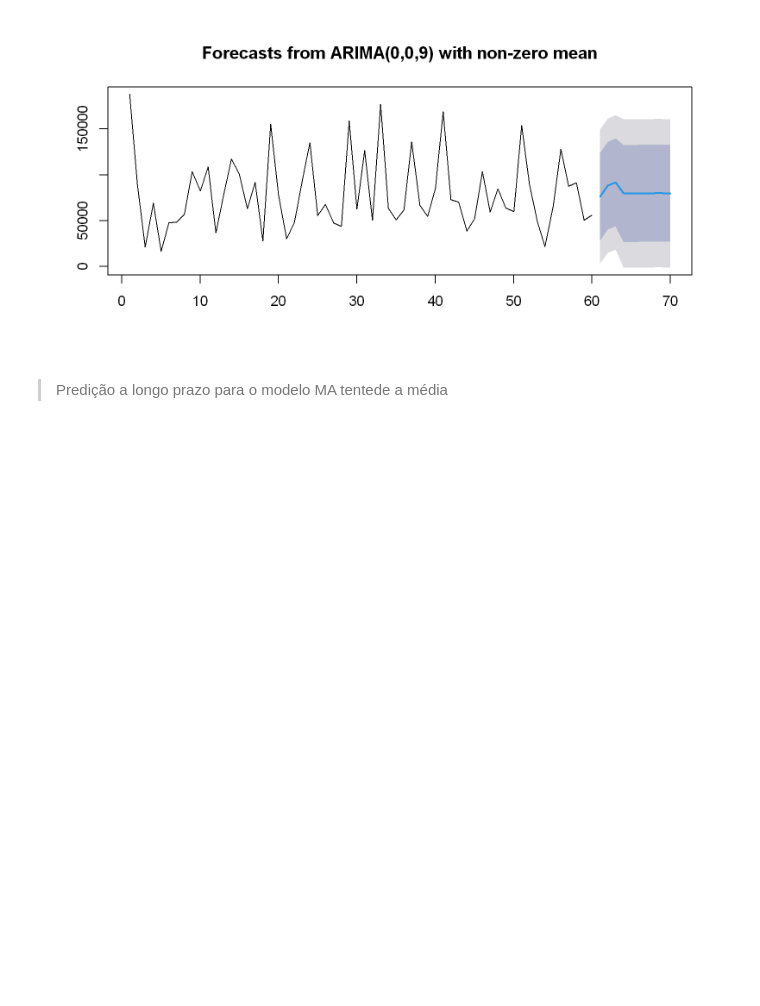
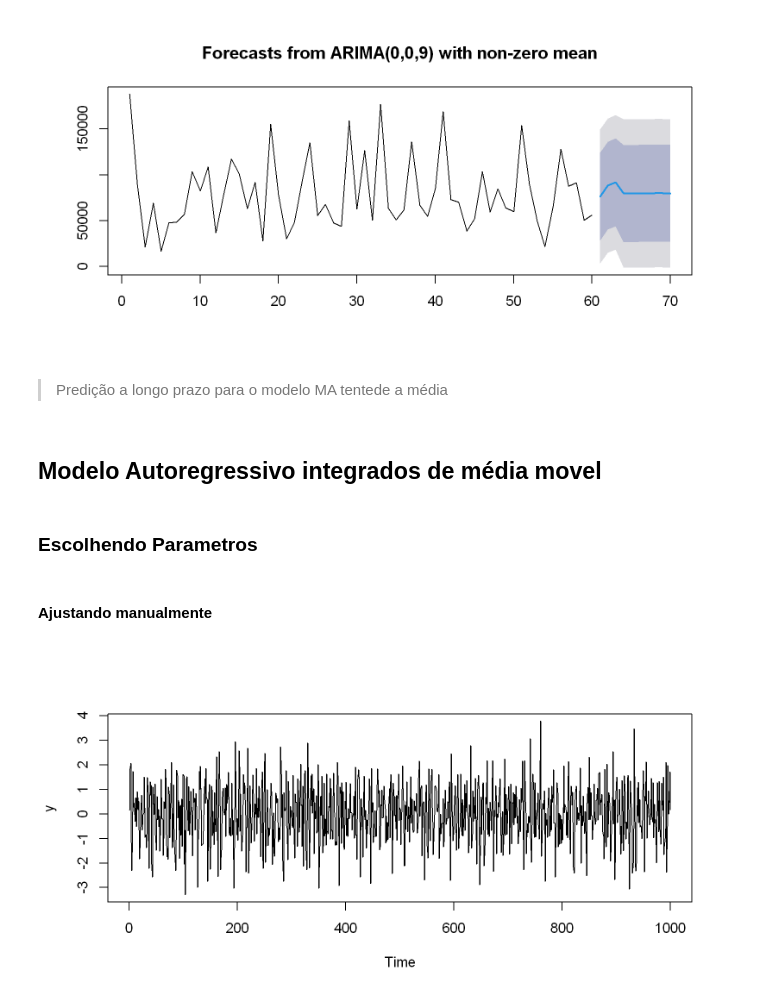
Before and after one commit to kaladabrio2020/livro-analise-pratica-series-temporais, a Jupyter notebook: capitulo 6 - modelos estatisticos para series temporais/capitulo_6.ipynb, the cells around one changed output. Drawn from its saved outputs; the diff is of its cells as text; code cells hidden in the pictures; blank space fills up the shorter version.

```diff
--- a/capitulo 6 - modelos estatisticos para series temporais/capitulo_6.ipynb
+++ b/capitulo 6 - modelos estatisticos para series temporais/capitulo_6.ipynb
@@ -277,3 +277,17 @@ plot(forecast(est.ma, h = 10))
 [figure]
 # %% [markdown]
 > Predição a longo prazo para o modelo MA tentede a média
+# %% [markdown]
+## Modelo Autoregressivo integrados de média movel
+# %% [markdown]
+### Escolhendo Parametros
+# %% [markdown]
+#### Ajustando manualmente
+# %%
+set.seed(1017)
+y = arima.sim(n = 1000, list(ar=c(0.8, -0.4), ma=c(-0.7)))
+par(bg = 'white')
+options(repr.plot.width = 8, repr.plot.height = 4, repr.plot.res = 200)
+plot(y)
+# %% [output]
+[figure, added]
```
Also changed, not shown: parts of 13 cells of this notebook, 5 other files.
